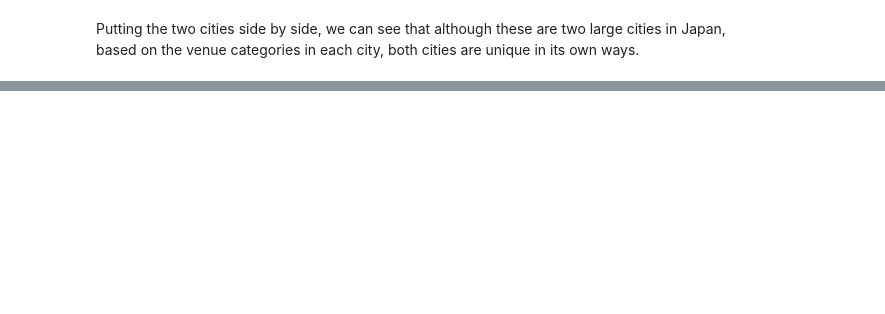
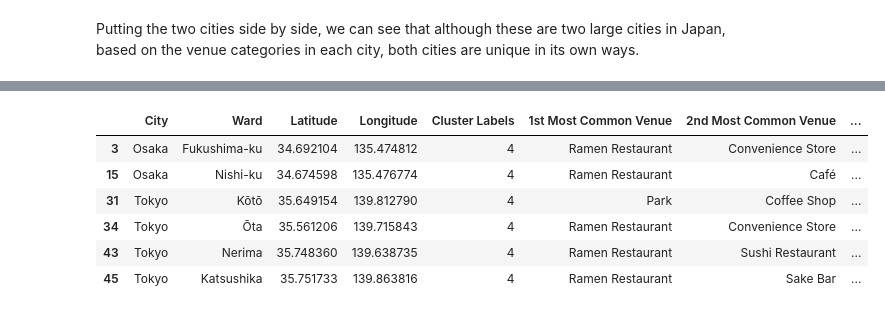
Before and after one commit to dsychin/Coursera_Capstone, a Jupyter notebook: Tokyo_vs_Osaka.ipynb, the cells around one changed output, grey strips where cells are left out. Saved outputs shown, nothing was run; the diff lists cells and outputs as text; code cells hidden in the pictures; blank space fills up the shorter version.

```diff
--- a/Tokyo_vs_Osaka.ipynb
+++ b/Tokyo_vs_Osaka.ipynb
@@ -469,0 +531,10 @@ Putting the two cities side by side, we can see that although these are two larg
+# %%
+merged[merged['Cluster Labels'] == 4]
+# %% [output]
+|  | City | Ward | Latitude | Longitude | Cluster Labels | 1st Most Common Venue | 2nd Most Common Venue | ... |
+| 3 | Osaka | Fukushima-ku | 34.692104 | 135.474812 | 4 | Ramen Restaurant | Convenience Store | ... |
+| 15 | Osaka | Nishi-ku | 34.674598 | 135.476774 | 4 | Ramen Restaurant | Café | ... |
+| 31 | Tokyo | Kōtō | 35.649154 | 139.812790 | 4 | Park | Coffee Shop | ... |
+| 34 | Tokyo | Ōta | 35.561206 | 139.715843 | 4 | Ramen Restaurant | Convenience Store | ... |
+| 43 | Tokyo | Nerima | 35.748360 | 139.638735 | 4 | Ramen Restaurant | Sushi Restaurant | ... |
+| 45 | Tokyo | Katsushika | 35.751733 | 139.863816 | 4 | Ramen Restaurant | Sake Bar | ... |
```
Also changed, not shown: parts of 7 cells of this notebook.
